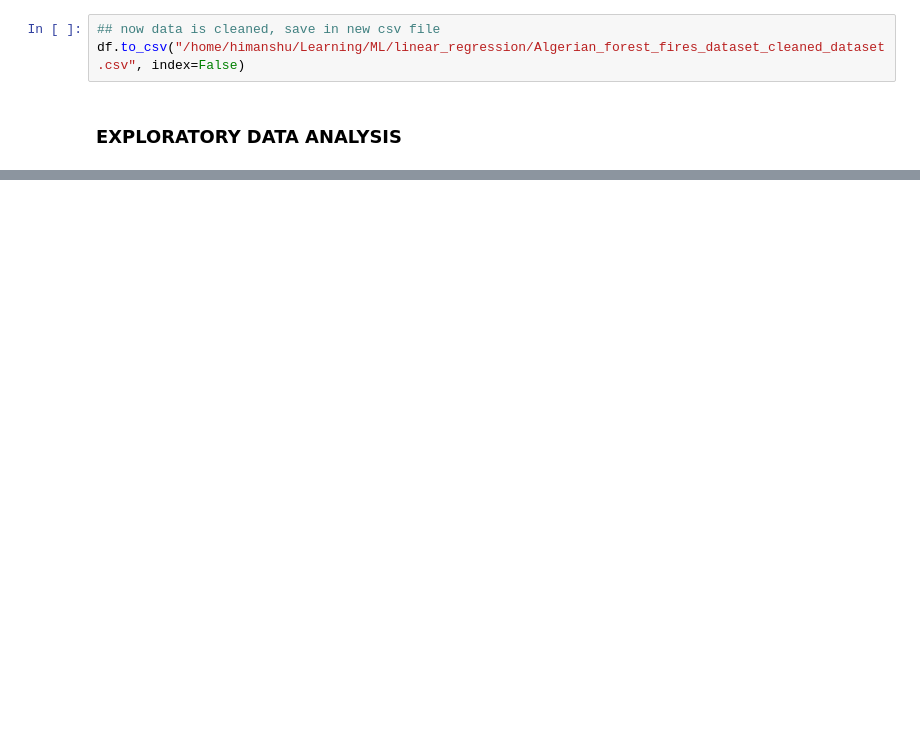
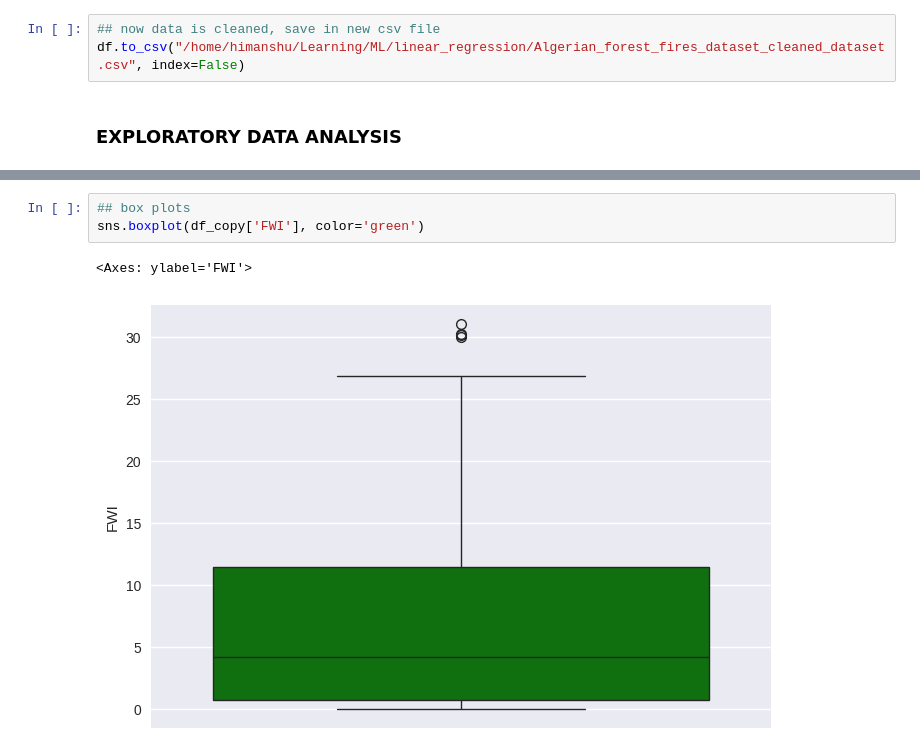
Before and after one commit to himan1009/ML_UPDATED, a Jupyter notebook: linear_regression/ridge_lasso_regression.ipynb, the cells around one changed output, grey strips where cells are left out. Saved outputs shown, nothing was run; the diff lists cells and outputs as text; blank space fills up the shorter version.

```diff
--- a/linear_regression/ridge_lasso_regression.ipynb
+++ b/linear_regression/ridge_lasso_regression.ipynb
@@ -350,0 +438,6 @@ df.to_csv("/home/himanshu/Learning/ML/linear_regression/Algerian_forest_fires_da
+# %%
+## box plots
+sns.boxplot(df_copy['FWI'], color='green')
+# %% [output]
+<Axes: ylabel='FWI'>
+[figure, added]
```
Also changed, not shown: parts of 18 cells of this notebook.
